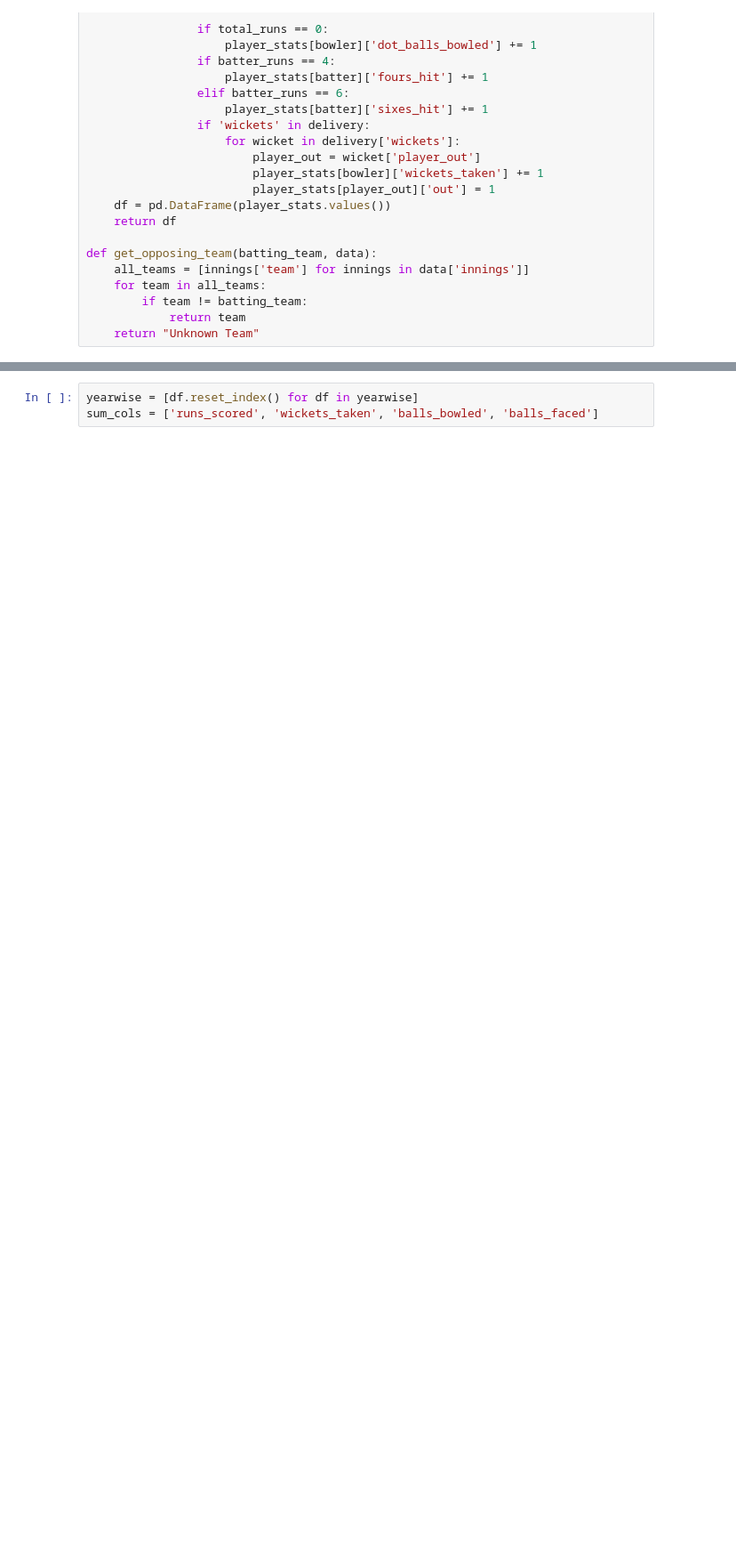
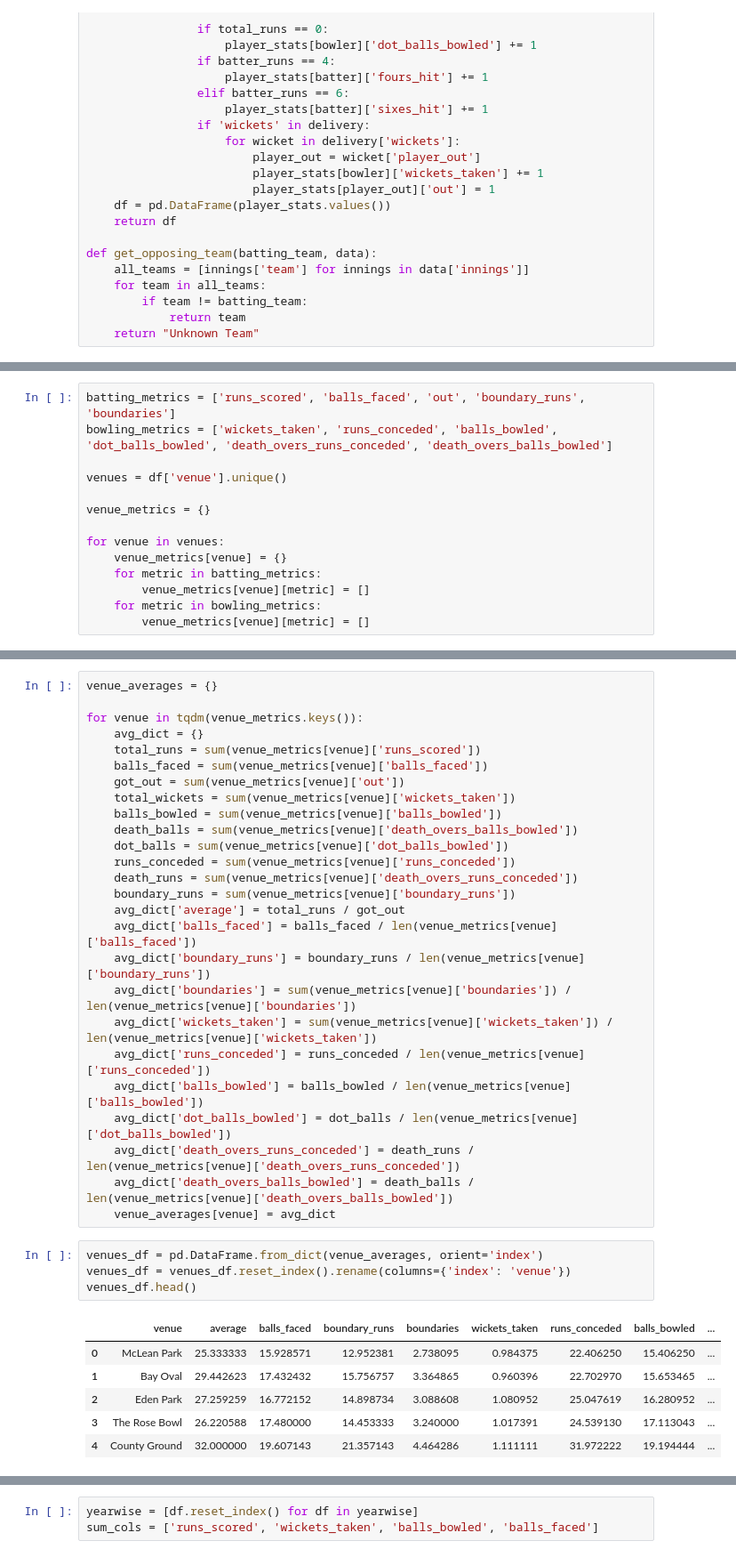
Before and after one commit to MadBonzz/ipl-auction-prediction, a Jupyter notebook: preprocess.ipynb, the cells around one changed output, grey strips where cells are left out. Shown at 89% size. Saved outputs shown, nothing was run; the diff lists cells and outputs as text; blank space fills up the shorter version.

```diff
--- a/preprocess.ipynb
+++ b/preprocess.ipynb
@@ -122,0 +178,14 @@ df.drop(columns=['fours_hit', 'sixes_hit'], inplace=True)
+# %%
+batting_metrics = ['runs_scored', 'balls_faced', 'out', 'boundary_runs', 'boundaries']
+bowling_metrics = ['wickets_taken', 'runs_conceded', 'balls_bowled', 'dot_balls_bowled', 'death_overs_runs_conceded', 'death_overs_balls_bowled']
+
+venues = df['venue'].unique()
+
+venue_metrics = {}
+
+for venue in venues:
+    venue_metrics[venue] = {}
+    for metric in batting_metrics:
+        venue_metrics[venue][metric] = []
+    for metric in bowling_metrics:
+        venue_metrics[venue][metric] = []
@@ -122,0 +206,37 @@ df.drop(columns=['fours_hit', 'sixes_hit'], inplace=True)
+# %%
+venue_averages = {}
+
+for venue in tqdm(venue_metrics.keys()):
+    avg_dict = {}
+    total_runs = sum(venue_metrics[venue]['runs_scored'])
+    balls_faced = sum(venue_metrics[venue]['balls_faced'])
+    got_out = sum(venue_metrics[venue]['out'])
+    total_wickets = sum(venue_metrics[venue]['wickets_taken'])
+    balls_bowled = sum(venue_metrics[venue]['balls_bowled'])
+    death_balls = sum(venue_metrics[venue]['death_overs_balls_bowled'])
+    dot_balls = sum(venue_metrics[venue]['dot_balls_bowled'])
+    runs_conceded = sum(venue_metrics[venue]['runs_conceded'])
+    death_runs = sum(venue_metrics[venue]['death_overs_runs_conceded'])
+    boundary_runs = sum(venue_metrics[venue]['boundary_runs'])
+    avg_dict['average'] = total_runs / got_out
+    avg_dict['balls_faced'] = balls_faced / len(venue_metrics[venue]['balls_faced'])
+    avg_dict['boundary_runs'] = boundary_runs / len(venue_metrics[venue]['boundary_runs'])
+    avg_dict['boundaries'] = sum(venue_metrics[venue]['boundaries']) / len(venue_metrics[venue]['boundaries'])
+    avg_dict['wickets_taken'] = sum(venue_metrics[venue]['wickets_taken']) / len(venue_metrics[venue]['wickets_taken'])
+    avg_dict['runs_conceded'] = runs_conceded / len(venue_metrics[venue]['runs_conceded'])
+    avg_dict['balls_bowled'] = balls_bowled / len(venue_metrics[venue]['balls_bowled'])
+    avg_dict['dot_balls_bowled'] = dot_balls / len(venue_metrics[venue]['dot_balls_bowled'])
+    avg_dict['death_overs_runs_conceded'] = death_runs / len(venue_metrics[venue]['death_overs_runs_conceded'])
+    avg_dict['death_overs_balls_bowled'] = death_balls / len(venue_metrics[venue]['death_overs_balls_bowled'])
+    venue_averages[venue] = avg_dict
+# %%
+venues_df = pd.DataFrame.from_dict(venue_averages, orient='index')
+venues_df = venues_df.reset_index().rename(columns={'index': 'venue'})
+venues_df.head()
+# %% [output]
+|  | venue | average | balls_faced | boundary_runs | boundaries | wickets_taken | runs_conceded | balls_bowled | ... |
+| 0 | McLean Park | 25.333333 | 15.928571 | 12.952381 | 2.738095 | 0.984375 | 22.406250 | 15.406250 | ... |
+| 1 | Bay Oval | 29.442623 | 17.432432 | 15.756757 | 3.364865 | 0.960396 | 22.702970 | 15.653465 | ... |
+| 2 | Eden Park | 27.259259 | 16.772152 | 14.898734 | 3.088608 | 1.080952 | 25.047619 | 16.280952 | ... |
+| 3 | The Rose Bowl | 26.220588 | 17.480000 | 14.453333 | 3.240000 | 1.017391 | 24.539130 | 17.113043 | ... |
+| 4 | County Ground | 32.000000 | 19.607143 | 21.357143 | 4.464286 | 1.111111 | 31.972222 | 19.194444 | ... |
```
Also changed, not shown: parts of 53 cells of this notebook, 21 other files.
